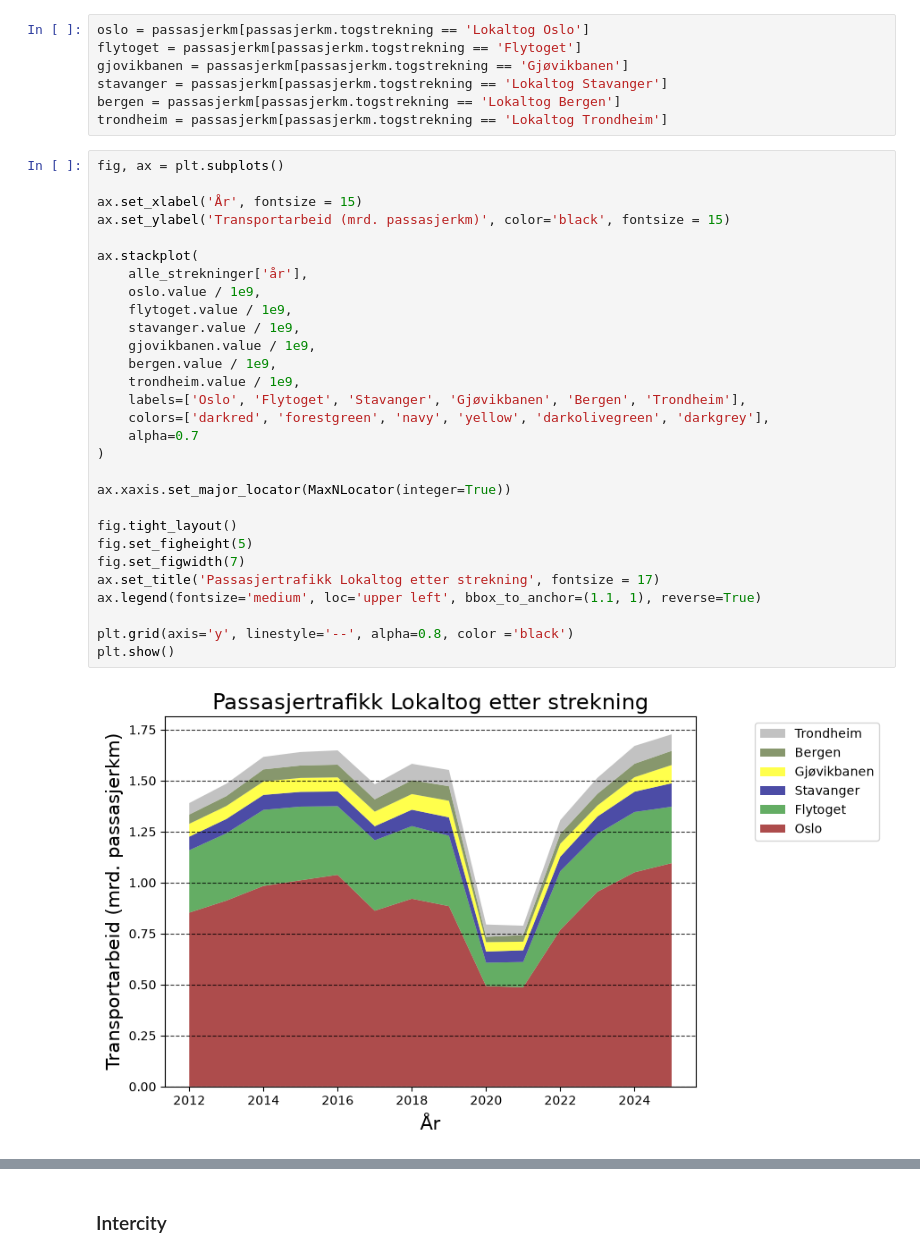
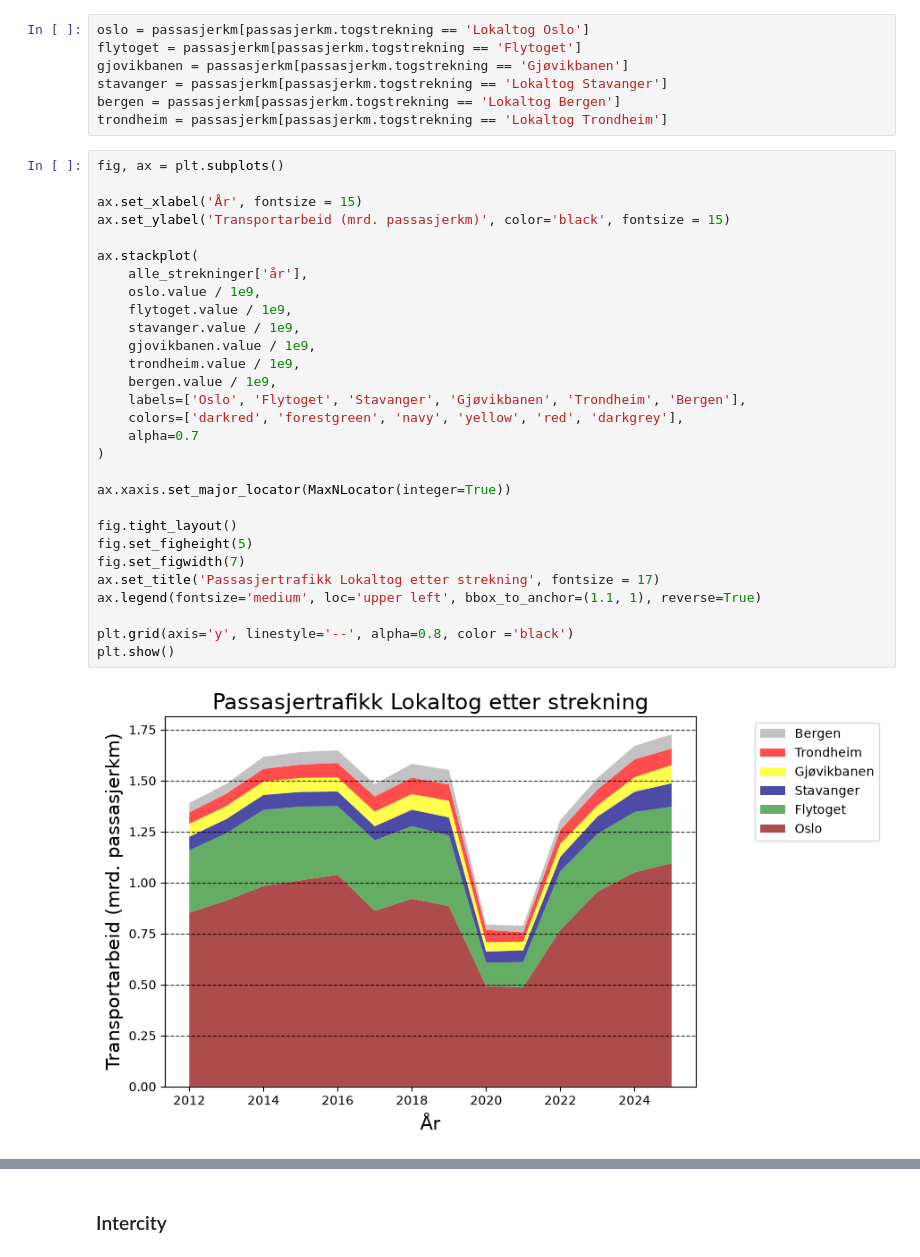
Before and after one commit to Oyvind-Aas/Electricity_and_Energy, a Jupyter notebook: Electricity_exploring.ipynb, the cells around one changed output, grey strips where cells are left out. Cells and saved outputs as stored; diff of their text form.

```diff
--- a/Electricity_exploring.ipynb
+++ b/Electricity_exploring.ipynb
@@ -933,34 +933,34 @@ trondheim = passasjerkm[passasjerkm.togstrekning == 'Lokaltog Trondheim']
 # %%
 fig, ax = plt.subplots()
 
 ax.set_xlabel('År', fontsize = 15)
 ax.set_ylabel('Transportarbeid (mrd. passasjerkm)', color='black', fontsize = 15)
 
 ax.stackplot(
     alle_strekninger['år'],
     oslo.value / 1e9,
     flytoget.value / 1e9,
     stavanger.value / 1e9,
     gjovikbanen.value / 1e9,
+    trondheim.value / 1e9,
     bergen.value / 1e9,
-    trondheim.value / 1e9,
-    labels=['Oslo', 'Flytoget', 'Stavanger', 'Gjøvikbanen', 'Bergen', 'Trondheim'],
-    colors=['darkred', 'forestgreen', 'navy', 'yellow', 'darkolivegreen', 'darkgrey'],
+    labels=['Oslo', 'Flytoget', 'Stavanger', 'Gjøvikbanen', 'Trondheim', 'Bergen'],
+    colors=['darkred', 'forestgreen', 'navy', 'yellow', 'red', 'darkgrey'],
     alpha=0.7
 )
 
 ax.xaxis.set_major_locator(MaxNLocator(integer=True))
 
 fig.tight_layout()
 fig.set_figheight(5)
 fig.set_figwidth(7)
 ax.set_title('Passasjertrafikk Lokaltog etter strekning', fontsize = 17)
 ax.legend(fontsize='medium', loc='upper left', bbox_to_anchor=(1.1, 1), reverse=True)
 
 plt.grid(axis='y', linestyle='--', alpha=0.8, color ='black')
 plt.show()
 # %% [output]
-[figure, old version]
+[figure, new version]
 # %%
 data = {
     'Lokaltogstrekning': ['Oslo', 'Flytoget', 'Stavanger', 'Gjøvik', 'Bergen', 'Trondheim'],
```
Also changed, not shown: parts of 3 cells of this notebook.
